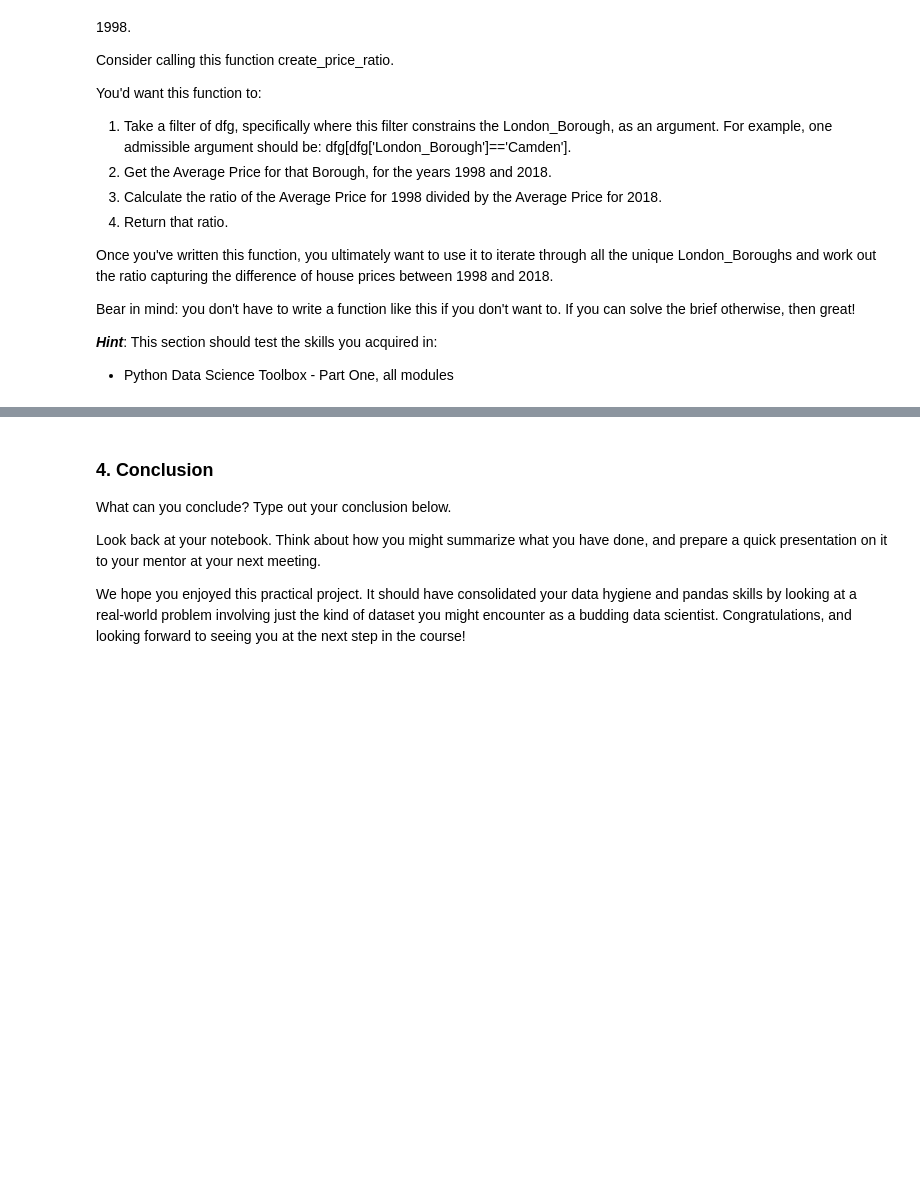
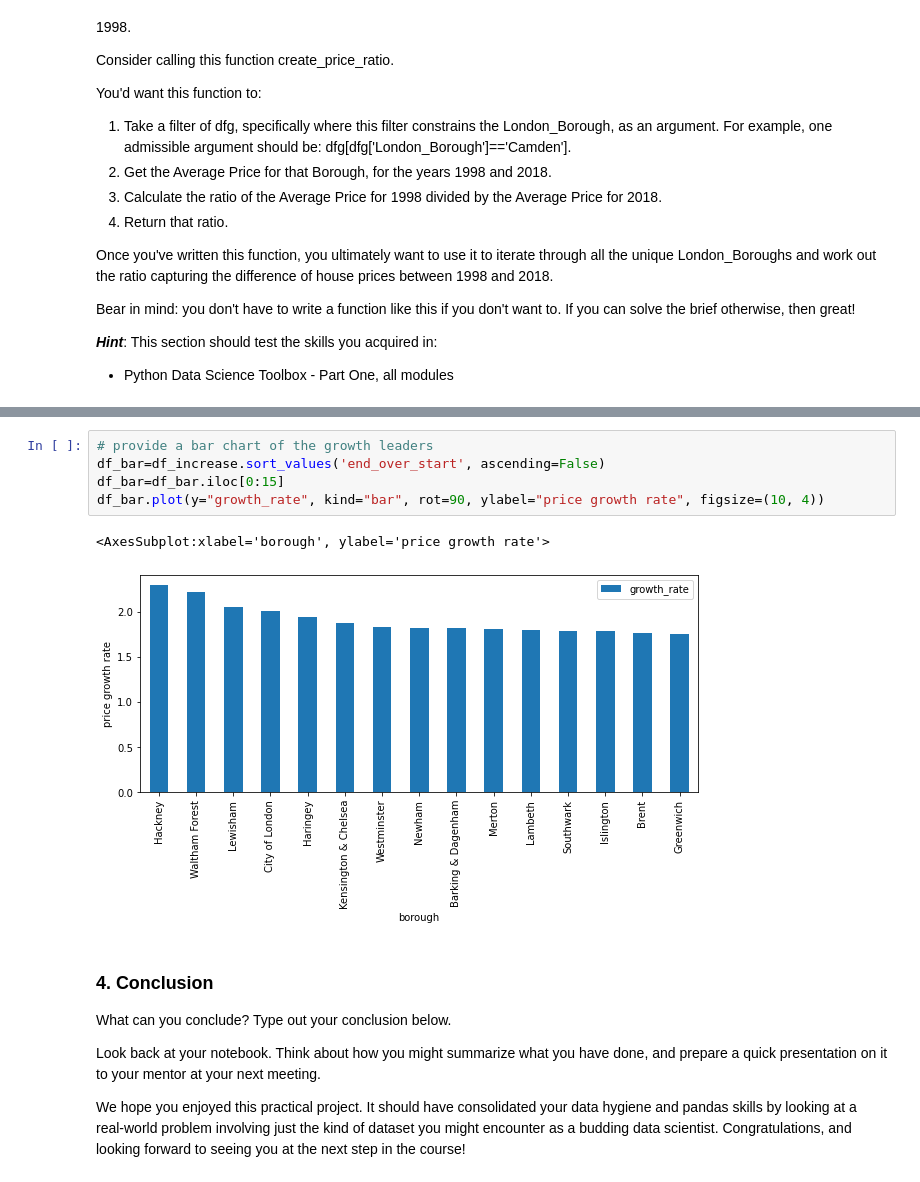
Before and after one commit to JeremyNJ/Springboard-DS-May22-001, a Jupyter notebook: Unit4Challenge-JStrauss0522.ipynb, the cells around one changed output, grey strips where cells are left out. Drawn from its saved outputs; the diff is of its cells as text; blank space fills up the shorter version.

```diff
--- a/Unit4Challenge-JStrauss0522.ipynb
+++ b/Unit4Challenge-JStrauss0522.ipynb
@@ -503,3 +543,11 @@ so that higher numbers denote higher growth.
+# %%
+# provide a bar chart of the growth leaders
+df_bar=df_increase.sort_values('end_over_start', ascending=False)
+df_bar=df_bar.iloc[0:15]
+df_bar.plot(y="growth_rate", kind="bar", rot=90, ylabel="price growth rate", figsize=(10, 4))
+# %% [output]
+<AxesSubplot:xlabel='borough', ylabel='price growth rate'>
+[figure, added]
 # %% [markdown]
 ### 4. Conclusion
 What can you conclude? Type out your conclusion below.
```
Also changed, not shown: parts of 12 cells of this notebook.
